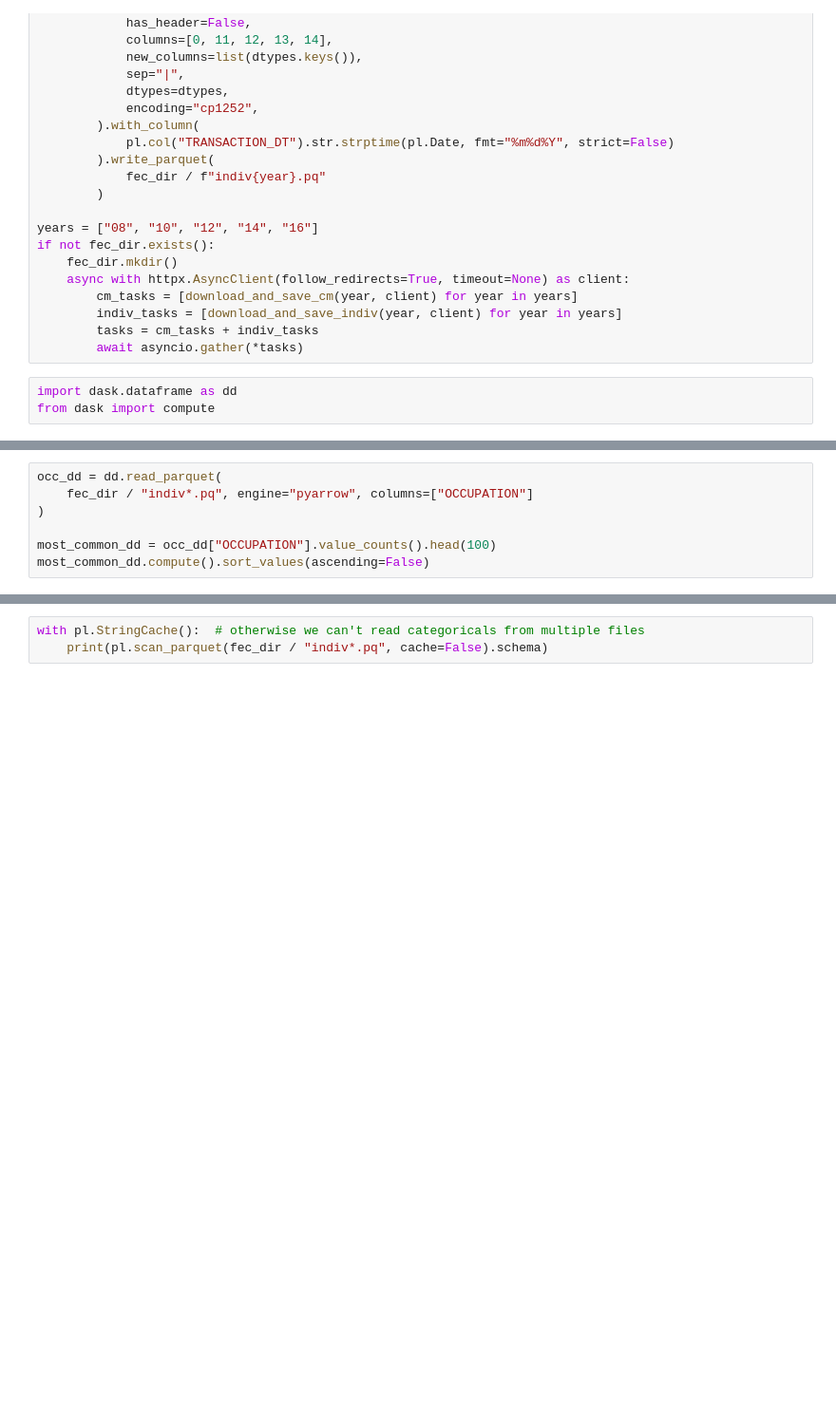
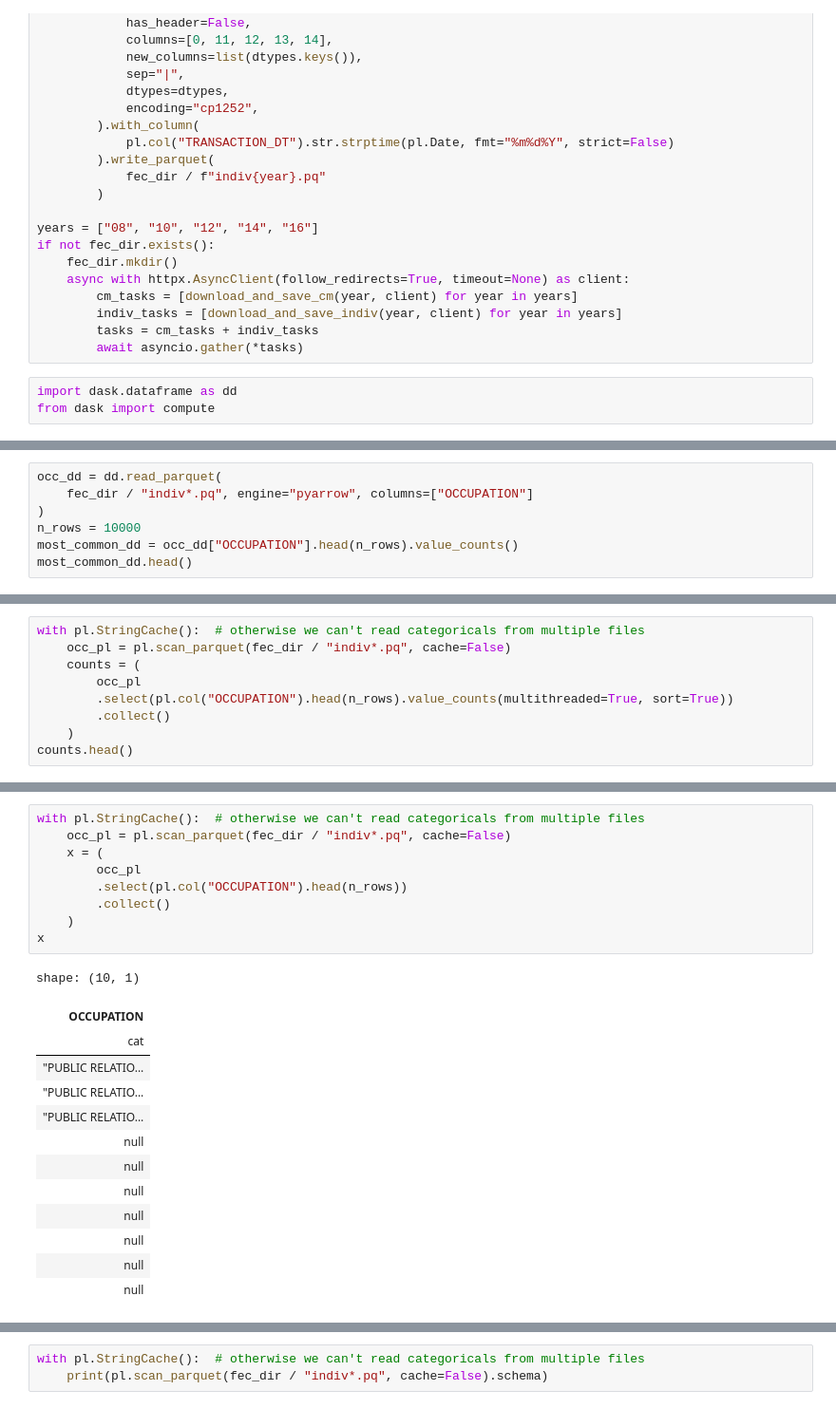
Before and after one commit to kevinheavey/modern-polars, a Jupyter notebook: performance.ipynb, the cells around one changed output, grey strips where cells are left out. Shown at 95% size. Cells and saved outputs as stored; diff of their text form; blank space fills up the shorter version.

```diff
--- a/performance.ipynb
+++ b/performance.ipynb
@@ -183,7 +153,7 @@ most_common_pd = total_counts_pd.nlargest(100).sort_values(ascending=False)
 occ_dd = dd.read_parquet(
     fec_dir / "indiv*.pq", engine="pyarrow", columns=["OCCUPATION"]
 )
-
-most_common_dd = occ_dd["OCCUPATION"].value_counts().head(100)
-most_common_dd.compute().sort_values(ascending=False)
+n_rows = 10000
+most_common_dd = occ_dd["OCCUPATION"].head(n_rows).value_counts()
+most_common_dd.head()
 # %% [output]
@@ -195,0 +166,9 @@ Name: OCCUPATION, Length: 100, dtype: int64
+# %%
+with pl.StringCache():  # otherwise we can't read categoricals from multiple files
+    occ_pl = pl.scan_parquet(fec_dir / "indiv*.pq", cache=False)
+    counts = (
+        occ_pl
+        .select(pl.col("OCCUPATION").head(n_rows).value_counts(multithreaded=True, sort=True))
+        .collect()
+    )
+counts.head()
@@ -195,0 +184,23 @@ Name: OCCUPATION, Length: 100, dtype: int64
+# %%
+with pl.StringCache():  # otherwise we can't read categoricals from multiple files
+    occ_pl = pl.scan_parquet(fec_dir / "indiv*.pq", cache=False)
+    x = (
+        occ_pl
+        .select(pl.col("OCCUPATION").head(n_rows))
+        .collect()
+    )
+x
+# %% [output]
+shape: (10, 1)
+| OCCUPATION |
+| cat |
+| "PUBLIC RELATIO... |
+| "PUBLIC RELATIO... |
+| "PUBLIC RELATIO... |
+| null |
+| null |
+| null |
+| null |
+| null |
+| null |
+| null |
```
Also changed, not shown: parts of 20 cells of this notebook, 1 other file.
